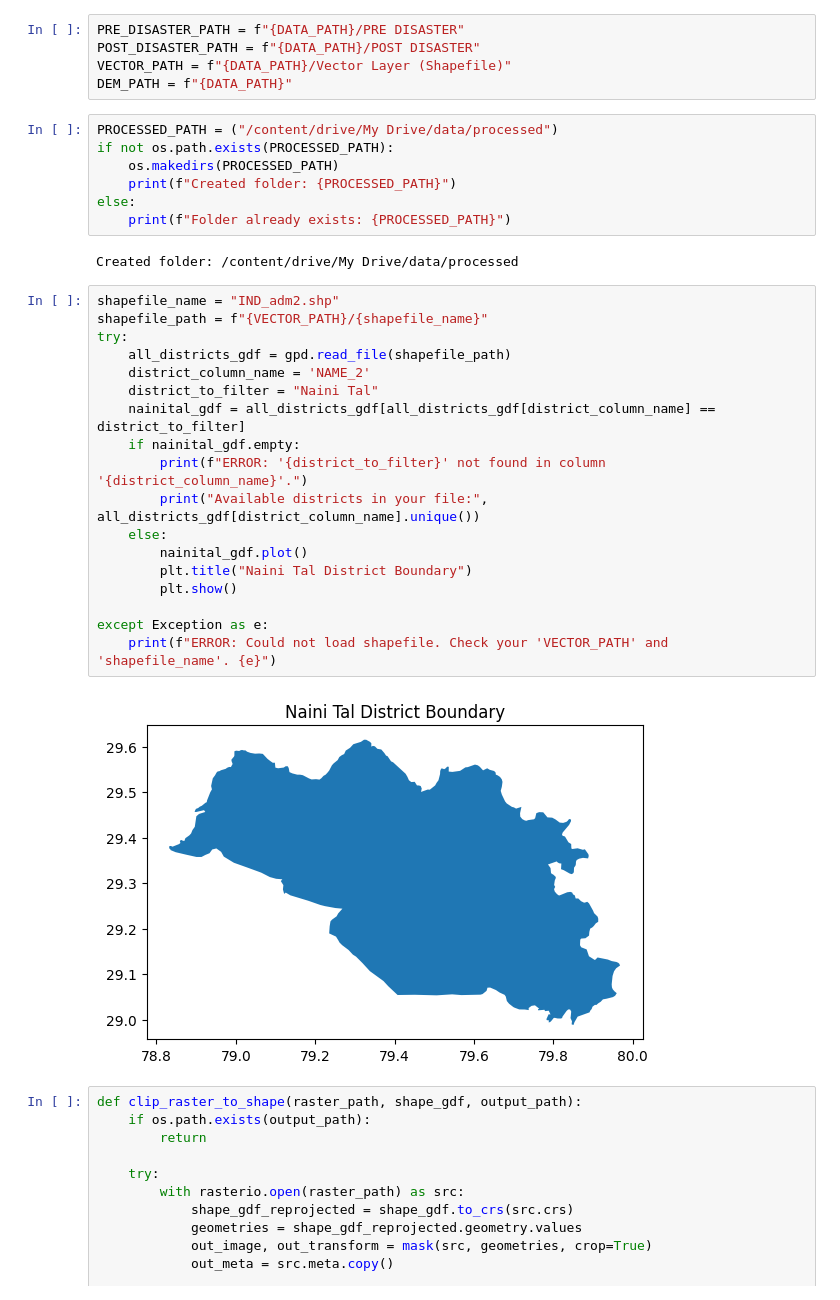
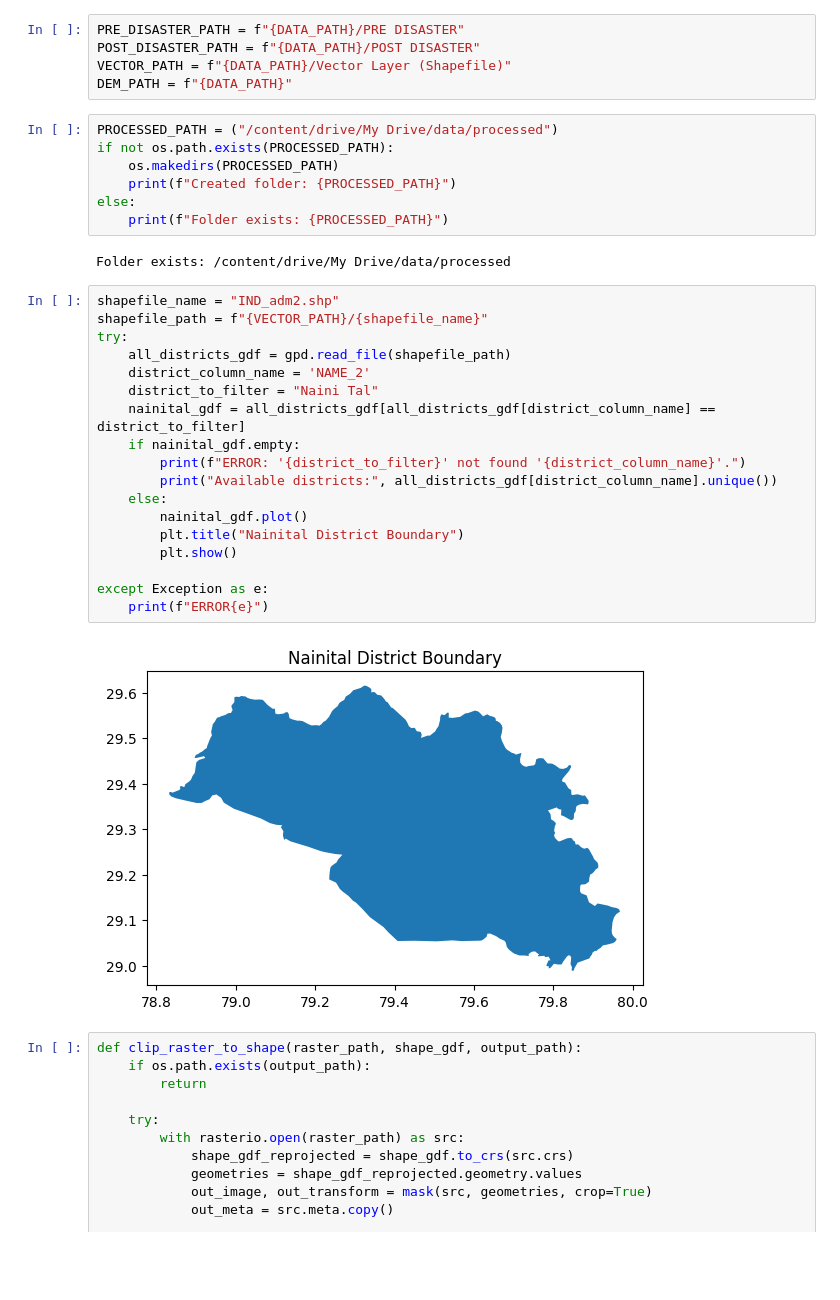
Before and after one commit to Manvithtech07/Forest-Fire-Detection-And-Prediction, a Jupyter notebook: notebooks/data_preprocessing.ipynb, the cells around one changed output. Drawn from its saved outputs; the diff is of its cells as text; blank space fills up the shorter version.

```diff
--- a/notebooks/data_preprocessing.ipynb
+++ b/notebooks/data_preprocessing.ipynb
@@ -51,29 +51,29 @@ if not os.path.exists(PROCESSED_PATH):
     os.makedirs(PROCESSED_PATH)
     print(f"Created folder: {PROCESSED_PATH}")
 else:
-    print(f"Folder already exists: {PROCESSED_PATH}")
+    print(f"Folder exists: {PROCESSED_PATH}")
 # %% [output]
-Created folder: /content/drive/My Drive/data/processed
+Folder exists: /content/drive/My Drive/data/processed
 # %%
 shapefile_name = "IND_adm2.shp"
 shapefile_path = f"{VECTOR_PATH}/{shapefile_name}"
 try:
     all_districts_gdf = gpd.read_file(shapefile_path)
     district_column_name = 'NAME_2'
     district_to_filter = "Naini Tal"
     nainital_gdf = all_districts_gdf[all_districts_gdf[district_column_name] == district_to_filter]
     if nainital_gdf.empty:
-        print(f"ERROR: '{district_to_filter}' not found in column '{district_column_name}'.")
-        print("Available districts in your file:", all_districts_gdf[district_column_name].unique())
+        print(f"ERROR: '{district_to_filter}' not found '{district_column_name}'.")
+        print("Available districts:", all_districts_gdf[district_column_name].unique())
     else:
         nainital_gdf.plot()
-        plt.title("Naini Tal District Boundary")
+        plt.title("Nainital District Boundary")
         plt.show()
 
 except Exception as e:
-    print(f"ERROR: Could not load shapefile. Check your 'VECTOR_PATH' and 'shapefile_name'. {e}")
+    print(f"ERROR{e}")
 # %% [output]
-[figure, old version]
+[figure, new version]
 # %%
 def clip_raster_to_shape(raster_path, shape_gdf, output_path):
     if os.path.exists(output_path):
```
Also changed, not shown: parts of 5 cells of this notebook.
